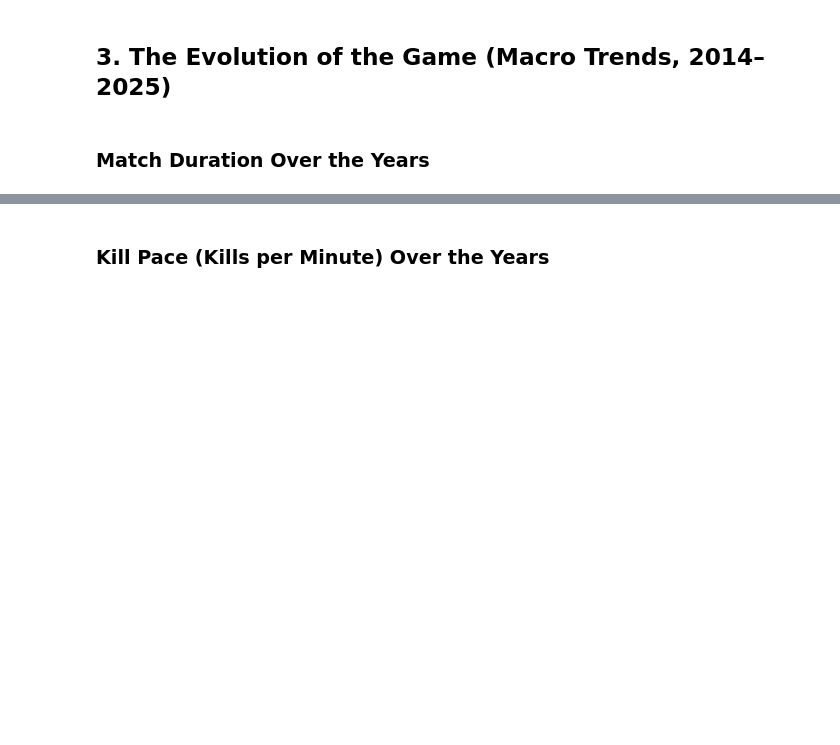
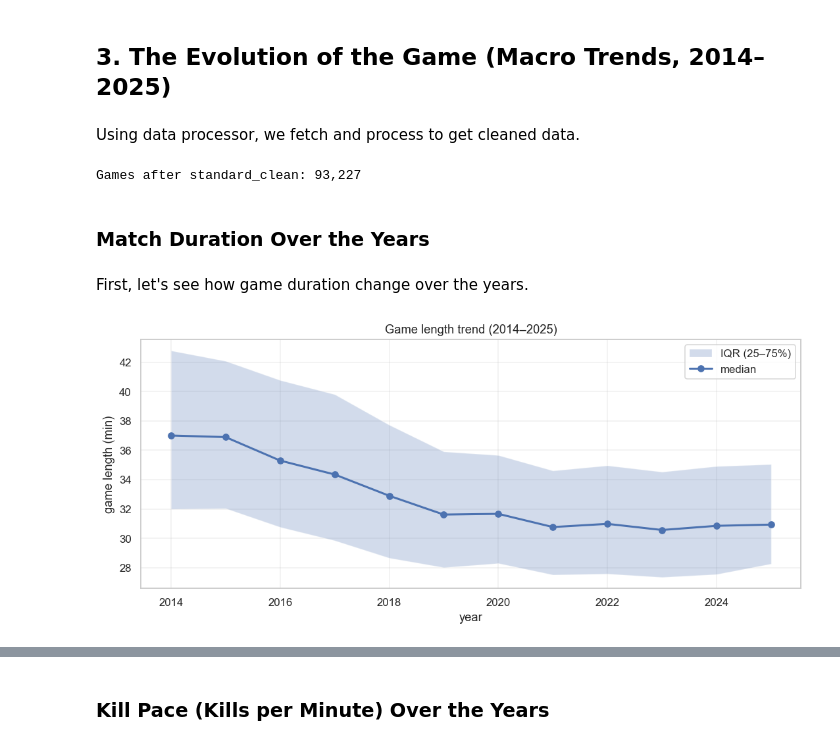
Before and after one commit to LUNARKN1GHT/lol_esports, a Jupyter notebook: lol_esports.ipynb, the cells around one changed output, grey strips where cells are left out. Cells and saved outputs as stored; diff of their text form; code cells hidden in the pictures; blank space fills up the shorter version.

```diff
--- a/lol_esports.ipynb
+++ b/lol_esports.ipynb
@@ -185,5 +185,37 @@ Rules of preprocessing:
 2. `gamelength >= 900s`: filter remake/surrender.
 # %% [markdown]
 ## 3. The Evolution of the Game (Macro Trends, 2014–2025)
+# %% [markdown]
+Using data processor, we fetch and process to get cleaned data.
+# %%
+games = (
+    standard_clean(df)
+    .pipe(get_team_rows)
+    .pipe(add_region)
+    .drop_duplicates("gameid")
+    .assign(gamelength_min=lambda d: d["gamelength"] / 60)
+)
+print(f"Games after standard_clean: {len(games):,}")
+# %% [output]
+Games after standard_clean: 93,227
 # %% [markdown]
 ### Match Duration Over the Years
+# %% [markdown]
+First, let's see how game duration change over the years.
+# %%
+yearly = games.groupby("year")["gamelength_min"].agg(
+    median="median", q25=lambda s: s.quantile(0.25), q75=lambda s: s.quantile(0.75)
+)
+
+fig, ax = plt.subplots(figsize=(10, 4.5))
+ax.fill_between(yearly.index, yearly["q25"], yearly["q75"], alpha=0.25, label="IQR (25–75%)")
+ax.plot(yearly.index, yearly["median"], marker="o", linewidth=2, label="median")
+ax.set_title("Game length trend (2014–2025)")
+ax.set_ylabel("game length (min)")
+ax.set_xlabel("year")
+ax.grid(alpha=0.3)
+ax.legend()
+plt.tight_layout()
+plt.show()
+# %% [output]
+[figure, added]
```
Also changed, not shown: parts of 5 cells of this notebook, 1 other file.
